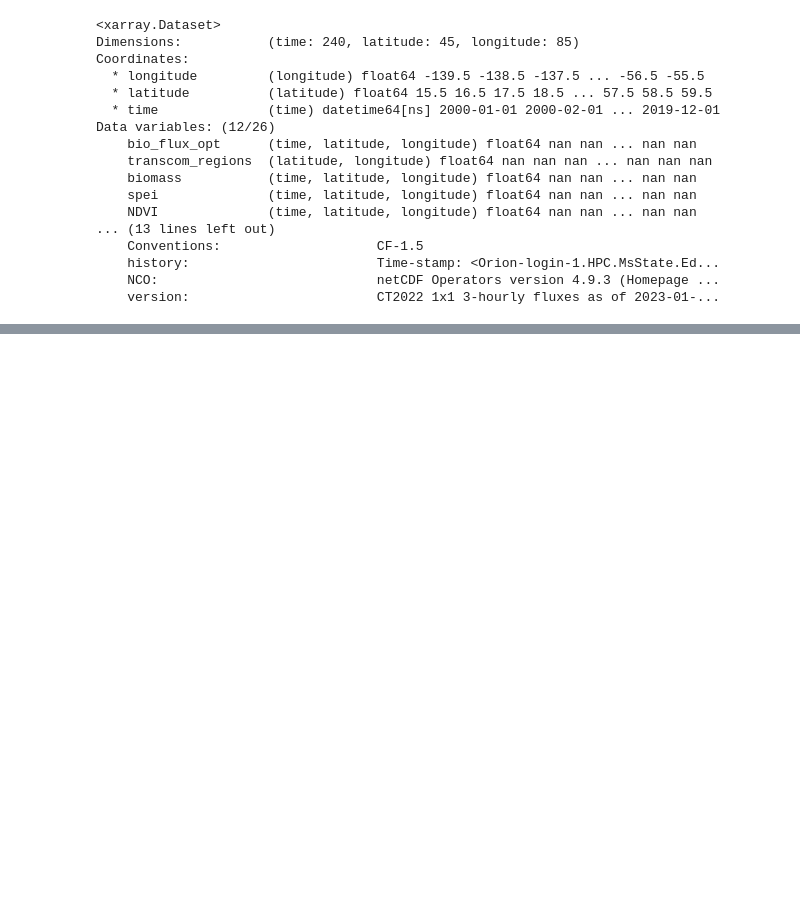
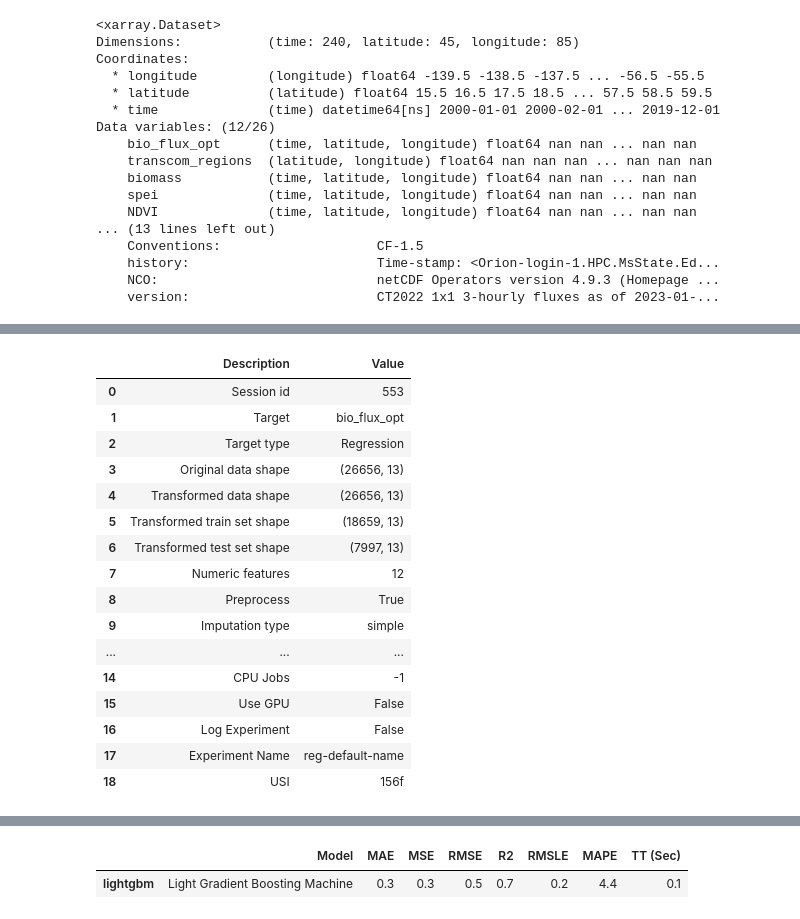
Before and after one commit to EXCITED-CO2/excited-workflow, a Jupyter notebook: test_ct.ipynb, the cells around one changed output, grey strips where cells are left out. Saved outputs shown, nothing was run; the diff lists cells and outputs as text; code cells hidden in the pictures; blank space fills up the shorter version.

```diff
--- a/test_ct.ipynb
+++ b/test_ct.ipynb
@@ -136,0 +117,20 @@ rmse.to_netcdf(output_dir / ("rmse.nc"))
+# %%
+onnx_model = carbon_tracker.save_model(ds_na, x_keys, y_key, output_dir)
+# %% [output]
+|  | Description | Value |
+| 0 | Session id | 553 |
+| 1 | Target | bio_flux_opt |
+| 2 | Target type | Regression |
+| 3 | Original data shape | (26656, 13) |
+| 4 | Transformed data shape | (26656, 13) |
+| 5 | Transformed train set shape | (18659, 13) |
+| 6 | Transformed test set shape | (7997, 13) |
+| 7 | Numeric features | 12 |
+| 8 | Preprocess | True |
+| 9 | Imputation type | simple |
+| ... | ... | ... |
+| 14 | CPU Jobs | -1 |
+| 15 | Use GPU | False |
+| 16 | Log Experiment | False |
+| 17 | Experiment Name | reg-default-name |
+| 18 | USI | 156f |
@@ -136,0 +138,2 @@ rmse.to_netcdf(output_dir / ("rmse.nc"))
+|  | Model | MAE | MSE | RMSE | R2 | RMSLE | MAPE | TT (Sec) |
+| lightgbm | Light Gradient Boosting Machine | 0.3 | 0.3 | 0.5 | 0.7 | 0.2 | 4.4 | 0.1 |
```
Also changed, not shown: parts of 4 cells of this notebook, 1 other file.
